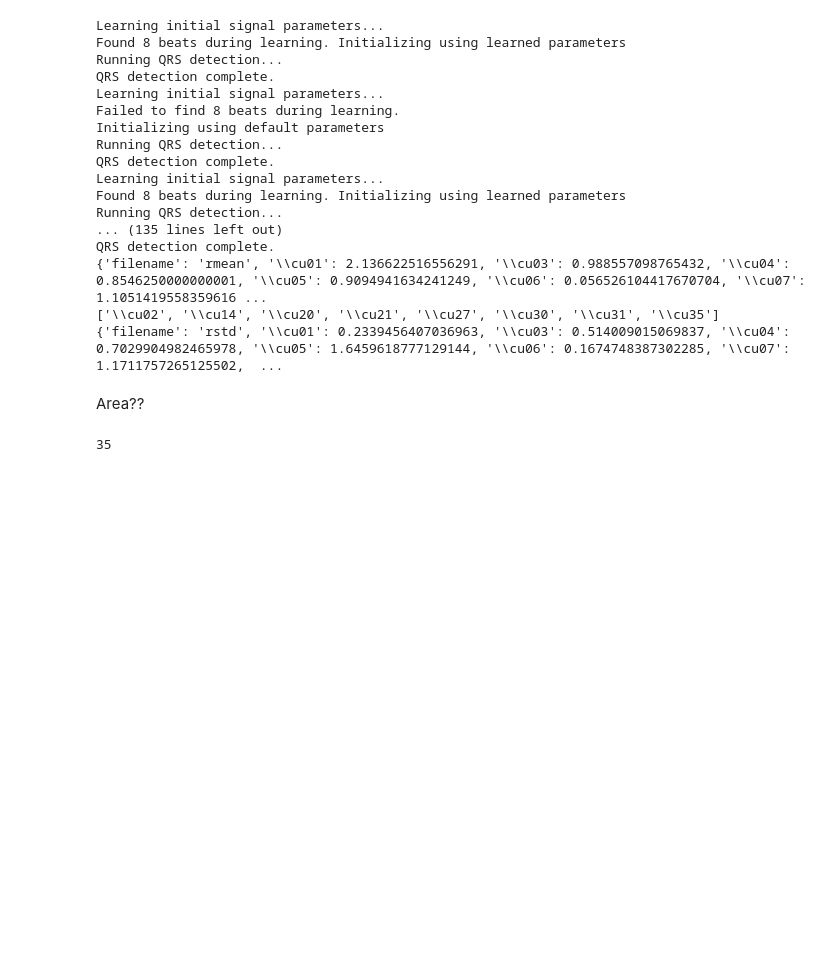
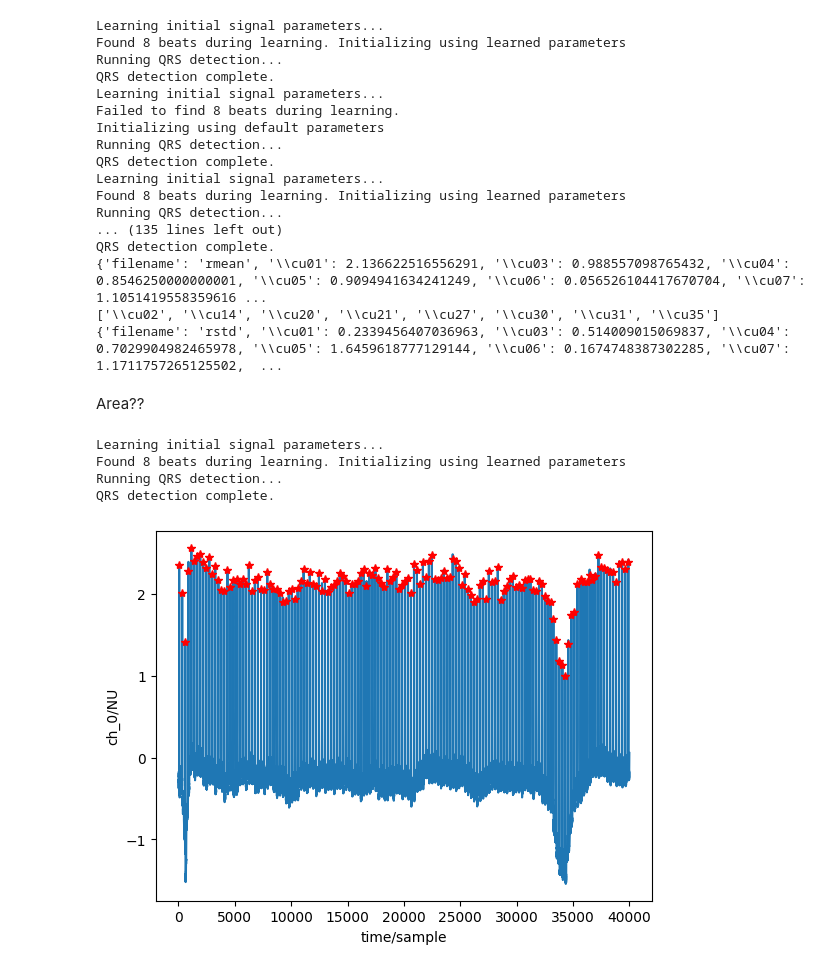
Before and after one commit to zodwick/ventricular-fibrillation-prediction-model, a Jupyter notebook: code.ipynb, the cells around one changed output. Saved outputs shown, nothing was run; the diff lists cells and outputs as text; code cells hidden in the pictures; blank space fills up the shorter version.

```diff
--- a/code.ipynb
+++ b/code.ipynb
@@ -76,8 +76,17 @@ QRS detection complete.
 {'filename': 'rstd', '\\cu01': 0.2339456407036963, '\\cu03': 0.514009015069837, '\\cu04': 0.7029904982465978, '\\cu05': 1.6459618777129144, '\\cu06': 0.1674748387302285, '\\cu07': 1.1711757265125502,  ...
 # %% [markdown]
 Area??
-# %%
-number = 35
-print(f"{number:02d}")
-# %% [output]
-35
+# %%
+file_path=r"D:\vf predict\cu-ventricular-tachyarrhythmia-database-1.0.0"
+file_name="\cu01"
+file_destination=file_path+file_name
+sig, fields = wfdb.rdsamp(file_destination , channels=[0] ,sampto=40000 )
+xqrs = processing.XQRS(sig=sig[:,0], fs=fields['fs'])
+xqrs.detect()
+wfdb.plot_items(signal=sig, ann_samp=[xqrs.qrs_inds] )
+# %% [output]
+Learning initial signal parameters...
+Found 8 beats during learning. Initializing using learned parameters
+Running QRS detection...
+QRS detection complete.
+[figure, added]
```
Also changed, not shown: parts of 1 cell of this notebook.
